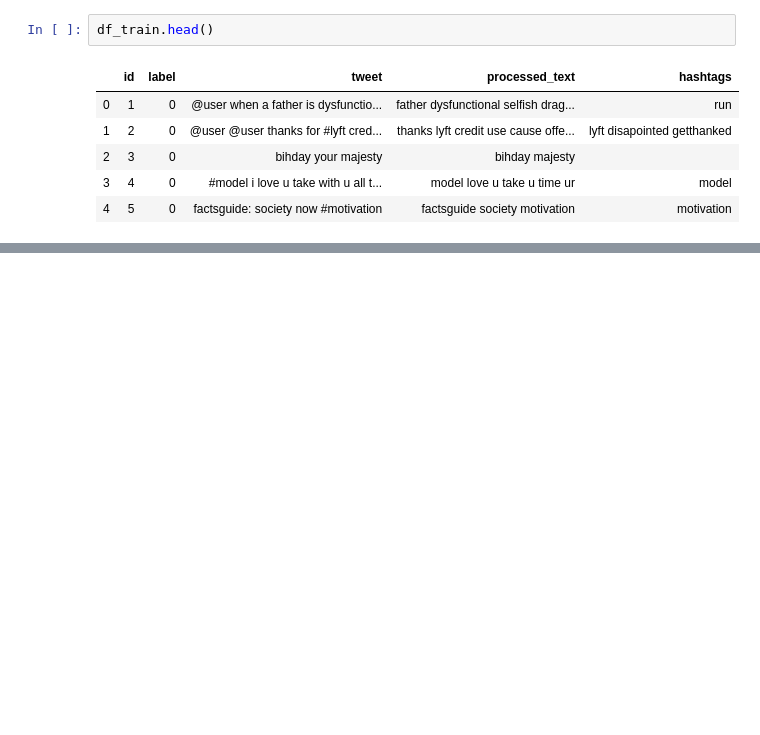
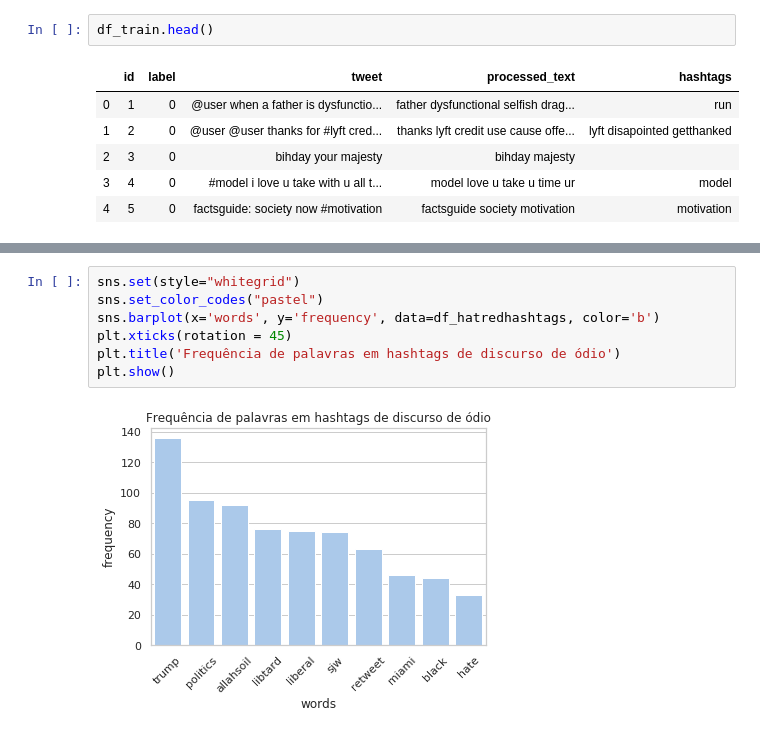
Before and after one commit to lucasdutraf/TwitterSentimentAnalysis, a Jupyter notebook: twitter_sentiment_analysis.ipynb, the cells around one changed output, grey strips where cells are left out. Drawn from its saved outputs; the diff is of its cells as text; blank space fills up the shorter version.

```diff
--- a/twitter_sentiment_analysis.ipynb
+++ b/twitter_sentiment_analysis.ipynb
@@ -121,0 +174,9 @@ Para melhor visualização das palavras que mais se repetem no dataset analisado
+# %%
+sns.set(style="whitegrid")
+sns.set_color_codes("pastel")
+sns.barplot(x='words', y='frequency', data=df_hatredhashtags, color='b')
+plt.xticks(rotation = 45)
+plt.title('Frequência de palavras em hashtags de discurso de ódio')
+plt.show()
+# %% [output]
+[figure, added]
```
Also changed, not shown: parts of 10 cells of this notebook.
